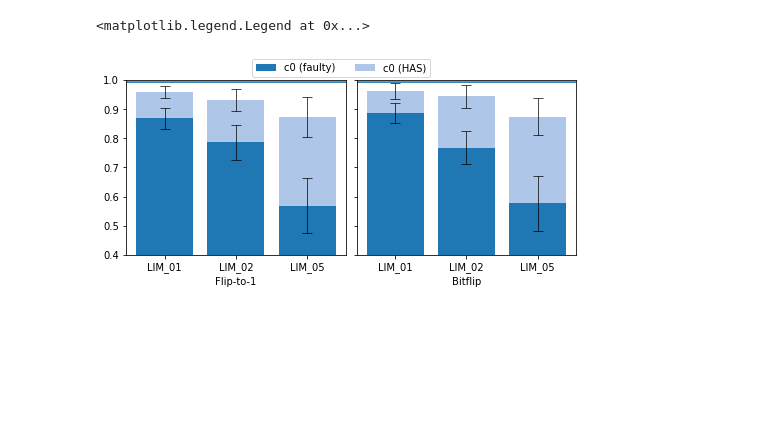
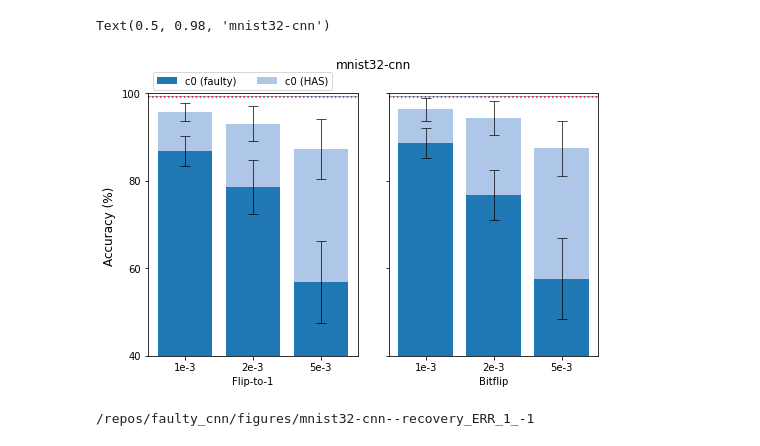
Before and after one commit to shaswot/faulty_cnn, a Jupyter notebook: notebooks/ga/mnist32-cnn/c0--LIM_01_02_05-ERR_1_-1/viz--evaluate_ga_optim-mnist32-cnn--c0--LIM_01_02_05-ERR_1_-1.ipynb, the cells around one changed output. Drawn from its saved outputs; the diff is of its cells as text; code cells hidden in the pictures; blank space fills up the shorter version.

```diff
--- a/notebooks/ga/mnist32-cnn/c0--LIM_01_02_05-ERR_1_-1/viz--evaluate_ga_optim-mnist32-cnn--c0--LIM_01_02_05-ERR_1_-1.ipynb
+++ b/notebooks/ga/mnist32-cnn/c0--LIM_01_02_05-ERR_1_-1/viz--evaluate_ga_optim-mnist32-cnn--c0--LIM_01_02_05-ERR_1_-1.ipynb
@@ -89,15 +89,13 @@ for ERR_PARAM in ERR_PARAM_list:
 cm = plt.get_cmap('tab20')
 color_dict = {}
 counter = 0
-for error_layer in error_layer_list:
-    color_dict[error_layer] = {}
-    for val_type in ["faulty", "HAS"]:
-        color_dict[error_layer][val_type] = cm.colors[counter]
-        counter += 1
+for val_type in ["faulty", "HAS"]:
+    color_dict[val_type] = cm.colors[counter]
+    counter += 1
 # %%
 # Plot figure
-fig_width = 3.125/0.8 * 2
-fig_height = fig_width / 1.618 /1.5
+fig_width = 3.125/0.8 *2
+fig_height = fig_width / 1.618
 n_rows = 1
 n_cols = len(ERR_PARAM_list)
 fig, axs = plt.subplots(nrows=n_rows,
@@ -108,7 +106,7 @@ fig, axs = plt.subplots(nrows=n_rows,
                         constrained_layout=False,
                         # tight_layout=True
                        )
-plt.subplots_adjust(left=0.1, bottom=None, right=None, top=None, wspace=0.05, hspace=0.1)
+plt.subplots_adjust(left=0.1, bottom=None, right=None, top=None, wspace=0.15, hspace=0.1)
 
 for idx, ERR_PARAM in enumerate(ERR_PARAM_list):
     # Each subplot is for one type of error
@@ -123,43 +121,65 @@ for idx, ERR_PARAM in enumerate(ERR_PARAM_list):
     #        transform=ax.transAxes)
 
 
-    ax.set_xticks([0,1,2],err_tag_list)
+    # ax.set_xticks([0,1,2],err_tag_list)
+    ax.set_xticks([0,1,2],["1e-3","2e-3","5e-3"])
     ax.set_xlabel( ERR_NAME_LIST[ERR_PARAM])
 
     # Plot original accuracy line
-    ax.axhline(y=fig_values["original_accs"]["avg"])
+    ax.axhline(y=fig_values["original_accs"]["avg"], color="red", linestyle=":")
     ax.axhspan(fig_values["original_accs"]["avg"] - fig_values["original_accs"]["std"],
                fig_values["original_accs"]["avg"] + fig_values["original_accs"]["std"], alpha=0.5)
 
     # Plot faulty + HAS
     for erridx, error_layer in enumerate(error_layer_list):
         y_offsets = np.array([0]*len(err_tag_list))
         for val_type in ["faulty", "HAS"]:
             layer_avgs = [fig_values[ERR_PARAM][err_tag][error_layer][val_type]["avg"] for err_tag in err_tag_list]
             layer_stds = [fig_values[ERR_PARAM][err_tag][error_layer][val_type]["std"] for err_tag in err_tag_list]
             # if val_type == "faulty":
             #     layer_stds = [fig_values[ERR_PARAM][err_tag][error_layer][val_type]["std"] for err_tag in err_tag_list]
             # else:
             #     layer_stds = [0 for err_tag in err_tag_list]
 
             x_roots = np.arange(len(MAX_FAULT_PROB_list))
             width = 0.8
             bar_width = width/len(error_layer_list)
             x_offsets = erridx * bar_width
             x_poss = x_roots + x_offsets
             ax.bar(x_poss,
                   layer_avgs,
                    width=bar_width,
                    bottom=y_offsets,
                    yerr=layer_stds,
                    label=error_layer+' ('+val_type+')',
-                   color=color_dict[error_layer][val_type],
+                   color=color_dict[val_type],
                   error_kw=dict(ecolor='black', lw=1, capsize=5, capthick=1, alpha=0.7))
             y_offsets = layer_avgs
 
+axs[0].set_yticks(np.linspace(0.4,1.0,4), [40,60,80,100])
+
 axs[0].legend(ncol=3,
-          bbox_to_anchor=(0.55, 1.15, 0, 0.),
+          bbox_to_anchor=(0.0, 1.1, 0, 0.),
           loc='upper left')
+fig.supylabel("Accuracy (%)")
+fig.suptitle("mnist32-cnn")
 # %% [output]
-<matplotlib.legend.Legend at 0x...>
+Text(0.5, 0.98, 'mnist32-cnn')
-[figure, old version]
+[figure, new version]
+# %%
+# Get notebook path
+import ipynbname
+nb_path = str(ipynbname.path())
+fig_filename_tag = "mnist32-cnn--recovery_ERR_1_-1"
+fig_folder = pathlib.Path(PROJ_ROOT_PATH / "figures")
+pathlib.Path(fig_folder).mkdir(parents=True, exist_ok=True)
+fig_filename = pathlib.Path(fig_folder/ fig_filename_tag)
+print(fig_filename)
+fig.savefig(fig_filename,
+    # pathlib.Path(fig_filename).with_suffix(".png"),
+            dpi=300,
+            bbox_inches='tight',
+            transparent=True,
+            metadata={"genfilepath": nb_path})
+# %% [output]
+/repos/faulty_cnn/figures/mnist32-cnn--recovery_ERR_1_-1
```
Also changed, not shown: 10 other files.
